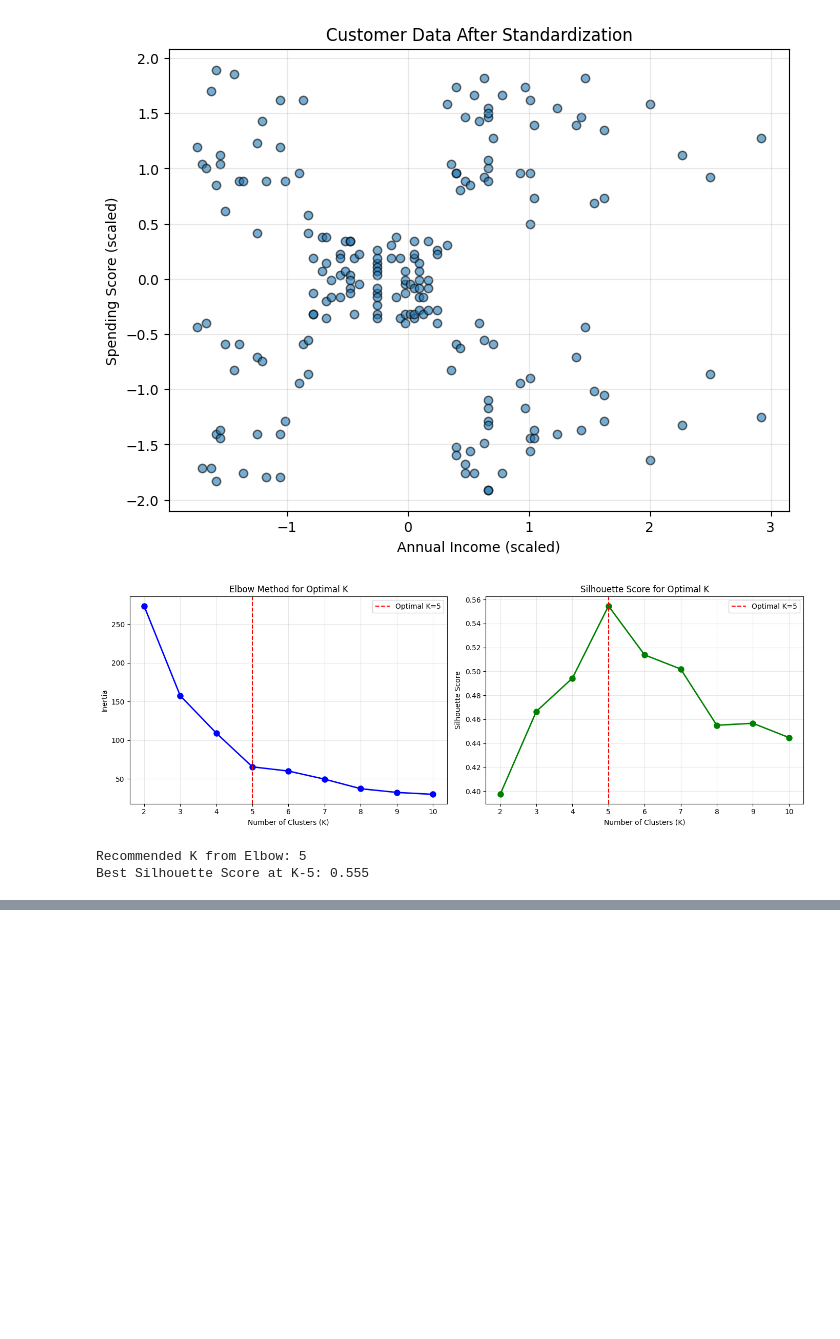
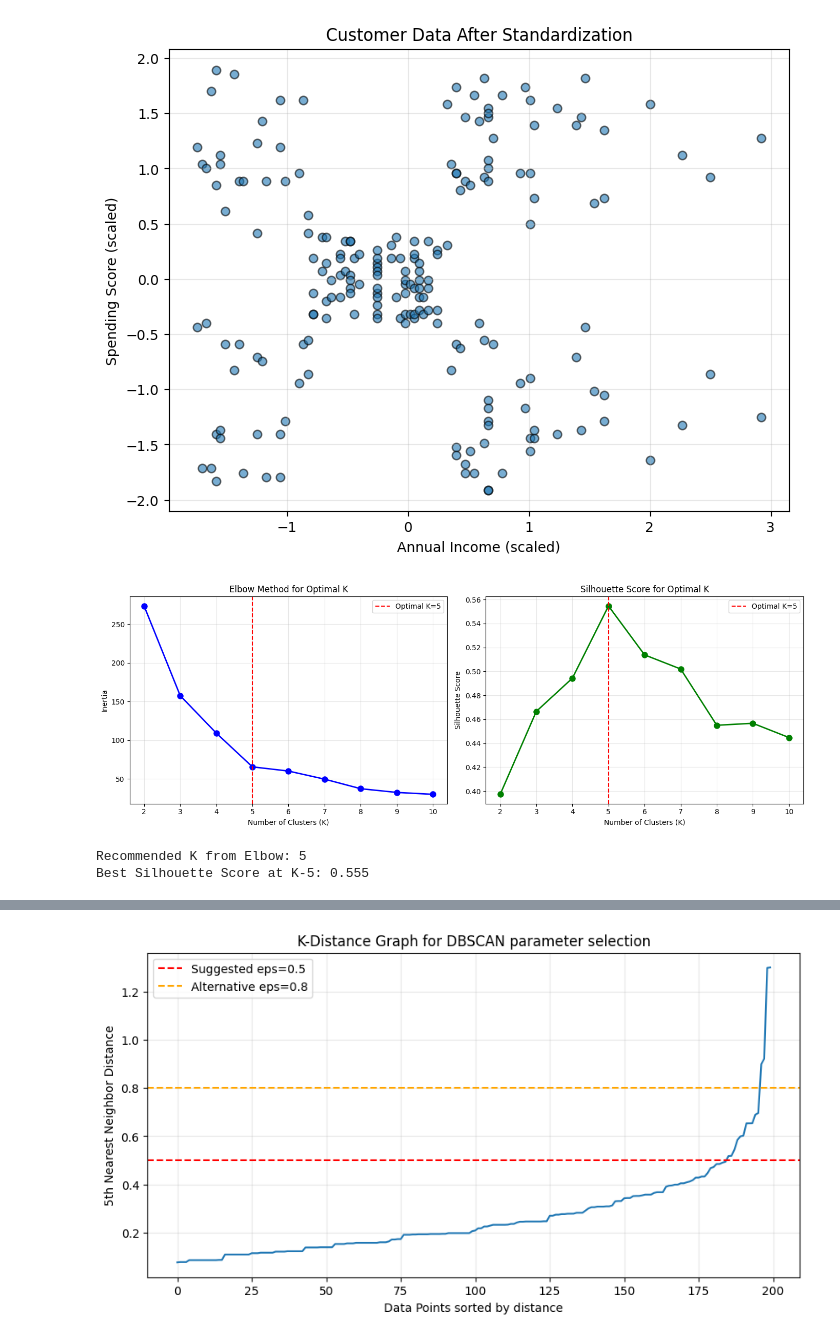
Before and after one commit to GampichXD/Computer-Vision---Indonesia-AI--Making-Own-Material-, a Jupyter notebook: Day 4 - Clustering Algorithm/main.ipynb, the cells around one changed output, grey strips where cells are left out. Saved outputs shown, nothing was run; the diff lists cells and outputs as text; code cells hidden in the pictures; blank space fills up the shorter version.

```diff
--- a/Day 4 - Clustering Algorithm/main.ipynb
+++ b/Day 4 - Clustering Algorithm/main.ipynb
@@ -246,0 +299,97 @@ Cluster 4: Low Income - Low Spenders (Terbatas) - Pelanggan dengan pendapatan re
+# %%
+#DBSCAN Clustering
+#Cari parameter eps yang optimal
+from sklearn.neighbors import NearestNeighbors
+
+#K-distance graph untuk menentukan eps
+neighbors = NearestNeighbors(n_neighbors=5)
+neighbors_fit = neighbors.fit(X_scaled)
+distances, indices = neighbors_fit.kneighbors(X_scaled)
+
+distances = np.sort(distances[:, 4], axis=0) #jarak ke tetangga ke-5 untuk setiap titik data
+plt.figure(figsize=(10, 5))
+plt.plot(distances)
+plt.xlabel('Data Points sorted by distance')
+plt.ylabel('5th Nearest Neighbor Distance')
+plt.title('K-Distance Graph for DBSCAN parameter selection')
+plt.axhline(y=0.5, color='r', linestyle='--', label='Suggested eps=0.5')
+plt.axhline(y=0.8, color='orange', linestyle='--', label='Alternative eps=0.8')
+plt.legend()
+plt.grid(alpha=0.3)
+plt.show()
+
+#DBSCAN dengan berbagai parameter
+eps_values = [0.3, 0.5, 0.8, 1.0]
+min_samples_values = [3, 5, 10]
+
+results_dbscan = []
+
+for eps in eps_values:
+    for min_samples in min_samples_values:
+        dbscan = DBSCAN(eps=eps, min_samples=min_samples)
+        labels = dbscan.fit_predict(X_scaled)
+        n_clusters = len(set(labels)) - (1 if -1 in labels else 0)
+        n_noise = list(labels).count(-1)
+
+        if n_clusters > 1:
+            sil_score = silhouette_score(X_scaled, labels)
+        else: sil_score = -1  # Tidak valid jika hanya ada 1 cluster
+
+        results_dbscan.append({
+            'eps': eps,
+            'min_samples': min_samples,
+            'n_clusters': n_clusters,
+            'n_noise': n_noise,
+            'silhouette_score': sil_score
+        })
+
+results_df = pd.DataFrame(results_dbscan)
+print("DBSCAN Clustering Results with Different Parameters:")
+print(results_df.sort_values(by='silhouette_score', ascending=False).head(10))
+
+#Best DBSCAN model
+best_params = results_df.loc[results_df['silhouette_score'].idxmax()]
+dbscan = DBSCAN(eps=best_params['eps'], min_samples=int(best_params['min_samples']))
+df['Cluster DBSCAN'] = dbscan.fit_predict(X_scaled)
+
+n_clusters_dbscan = len(set(df['Cluster DBSCAN'])) - (1 if -1 in df['Cluster DBSCAN'] else 0)
+n_noise_dbscan = (df['Cluster DBSCAN'] == -1).sum()
+
+print(f"\nBEST DBSCAN MODEL")
+print(f"eps: {best_params['eps']}")
+print(f"min_samples: {best_params['min_samples']}")
+print(f"Number of clusters: {n_clusters_dbscan}")
+print(f"Number of noise points: {n_noise_dbscan}")
+print(f"Silhouette Score: {best_params['silhouette_score']:.3f}")
+
+#Visualisasi DBSCAN Clusters
+plt.figure(figsize=(12,5))
+
+plt.subplot(1, 2, 1)
+scatter = plt.scatter(df['Annual Income (k$)'], df['Spending Score (1-100)'],
+                      c=df['Cluster DBSCAN'], cmap='tab10', alpha=0.6, edgecolors='k')
+plt.colorbar(scatter, label='Cluster Label')
+plt.xlabel('Annual Income (k$)')
+plt.ylabel('Spending Score (1-100)')
+plt.title(f'DBSCAN Clustering (eps={best_params["eps"]}, min_samples={int(best_params["min_samples"])})')
+plt.grid(alpha=0.3)
+
+plt.subplot(1, 2, 2)
+#Highlight noise points
+normal_points = df[df['Cluster DBSCAN'] != -1]
+noise_points = df[df['Cluster DBSCAN'] == -1]
+
+plt.scatter(normal_points['Annual Income (k$)'], normal_points['Spending Score (1-100)'],
+            c=normal_points['Cluster DBSCAN'], cmap='tab10', alpha=0.6, edgecolors='k')
+plt.scatter(noise_points['Annual Income (k$)'], noise_points['Spending Score (1-100)'],
+            c='red', marker='x', s=100, label='Noise/Outliers')
+plt.xlabel('Annual Income (k$)')
+plt.ylabel('Spending Score (1-100)')
+plt.title('DBSCAN Clustering with Noise Points Highlighted')
+plt.legend()
+plt.grid(alpha=0.3)
+
+plt.tight_layout()
+plt.show()
+# %% [output]
+[figure, added]
```
Also changed, not shown: parts of 31 cells of this notebook, 4 other files.
